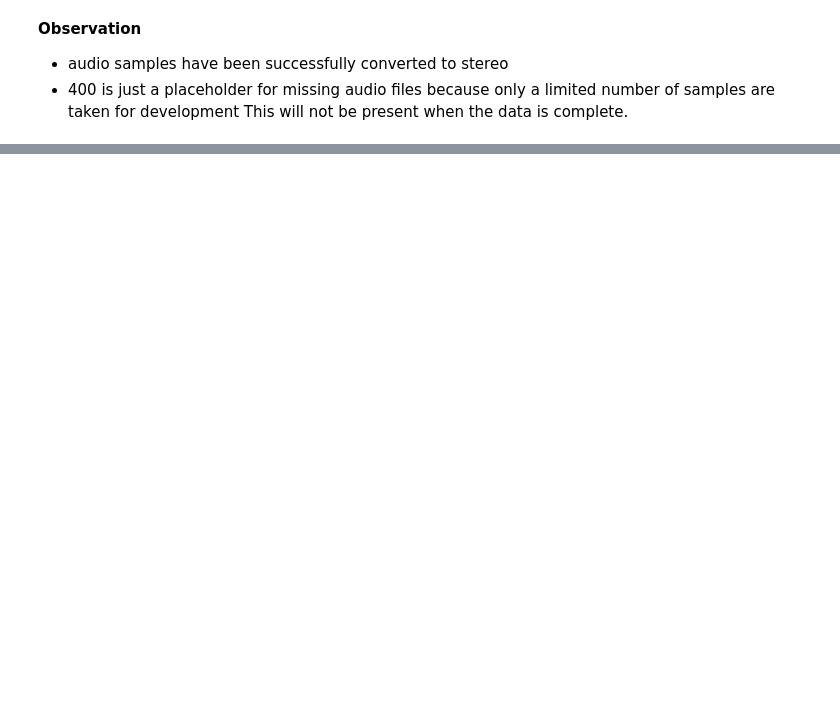
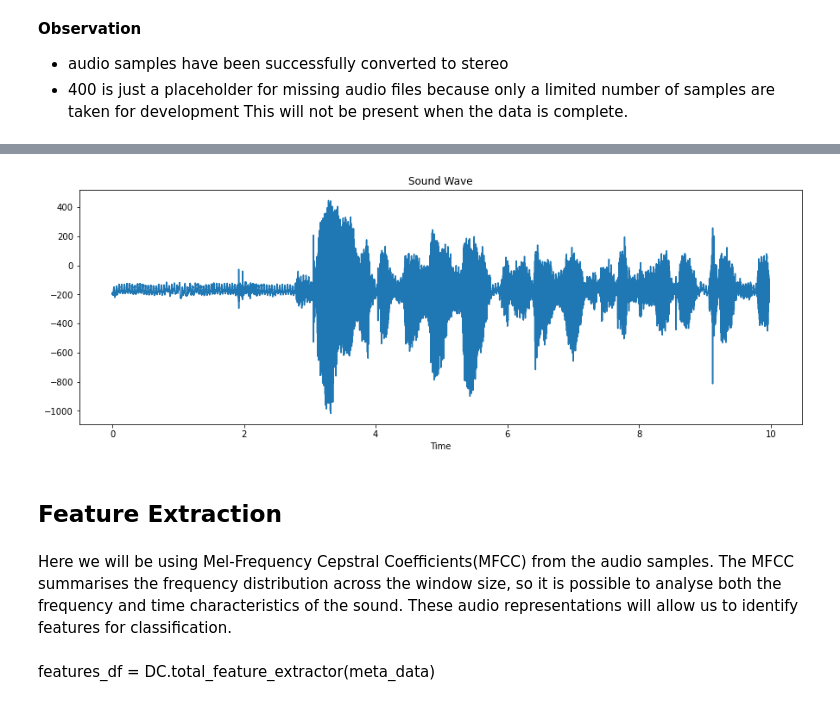
Before and after one commit to Micky373/speech_to_text, a Jupyter notebook: notebooks/preprocessing.ipynb, the cells around one changed output, grey strips where cells are left out. Cells and saved outputs as stored; diff of their text form; code cells hidden in the pictures; blank space fills up the shorter version.

```diff
--- a/notebooks/preprocessing.ipynb
+++ b/notebooks/preprocessing.ipynb
@@ -170,0 +194,10 @@ the parameters are:  _wave_params(nchannels=2, sampwidth=2, framerate=44100, nfr
+# %%
+DV.visualize('../data/train_new/tr_10_tr01010.wav')
+# %% [output]
+[figure, added]
+# %% [markdown]
+## Feature Extraction
+# %% [markdown]
+Here we will be using Mel-Frequency Cepstral Coefficients(MFCC) from the audio samples. The MFCC summarises the frequency distribution across the window size, so it is possible to analyse both the frequency and time characteristics of the sound. These audio representations will allow us to identify features for classification.
+# %% [markdown]
+features_df = DC.total_feature_extractor(meta_data)
```
Also changed, not shown: parts of 7 cells of this notebook, 3 other files.
